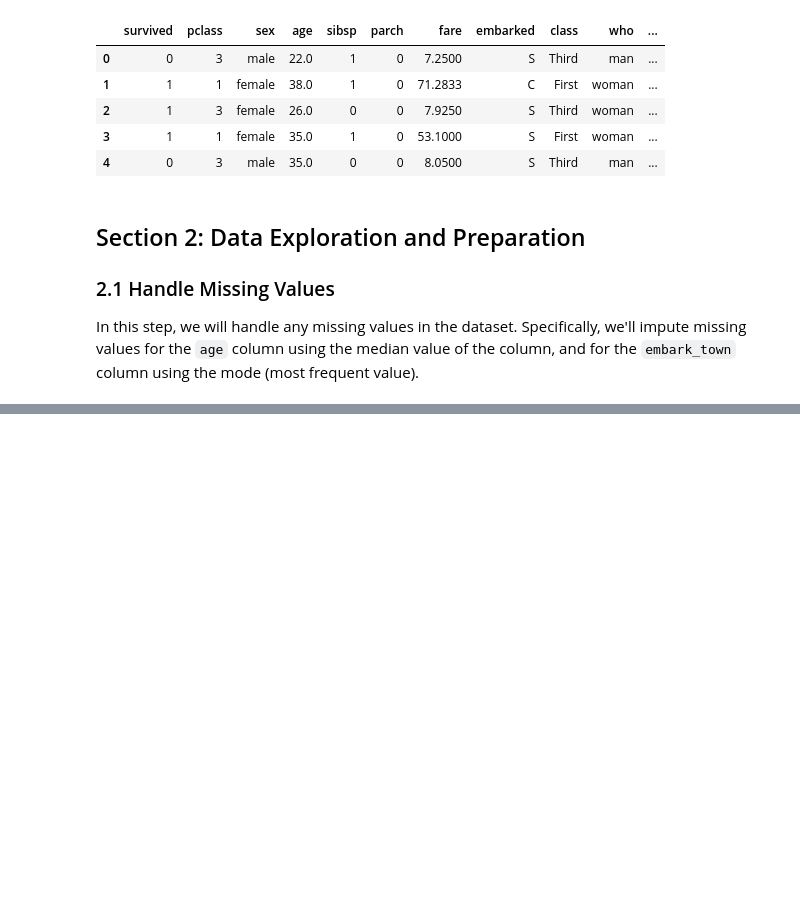
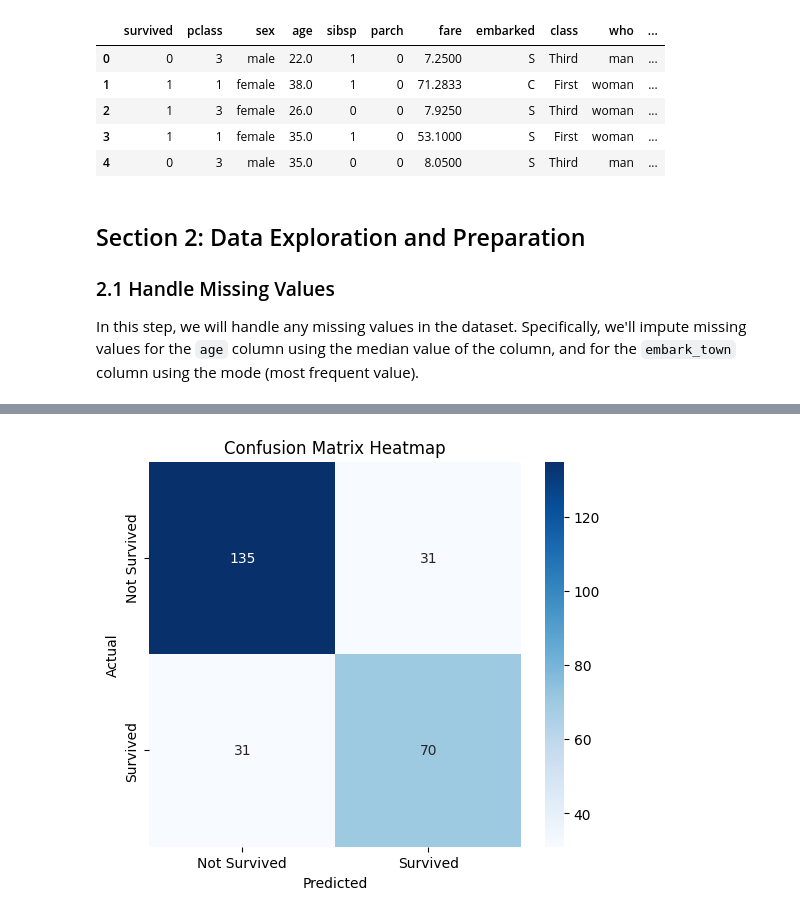
Before and after one commit to Elen-tesfai/applied-ml-elen, a Jupyter notebook: ml03_Elen.ipynb, the cells around one changed output, grey strips where cells are left out. Saved outputs shown, nothing was run; the diff lists cells and outputs as text; code cells hidden in the pictures; blank space fills up the shorter version.

Commit message:
Add decision_tree_plot.png, README.md, and ml03_Elen.ipynb

```diff
--- a/ml03_Elen.ipynb
+++ b/ml03_Elen.ipynb
@@ -177,0 +399,17 @@ Test data shape (X_test, y_test): (179, 17), (179,)
+# %%
+# Step 1: Import the Decision Tree Classifier
+from sklearn.tree import DecisionTreeClassifier
+
+# Step 2: Initialize the Decision Tree Classifier without random_state
+dt_model = DecisionTreeClassifier()
+
+# Step 3: Train the model on the training set
+dt_model.fit(X_train, y_train)
+
+# Step 4: Evaluate the model on the test set
+y_pred = dt_model.predict(X_test)
+
+# Step 5: Check the accuracy of the model
+from sklearn.metrics import accuracy_score
+accuracy = accuracy_score(y_test, y_pred)
+print(f"Decision Tree Model Accuracy: {accuracy:.4f}")
@@ -177,0 +487,21 @@ Test data shape (X_test, y_test): (179, 17), (179,)
+# %%
+import seaborn as sns
+import matplotlib.pyplot as plt
+from sklearn.metrics import confusion_matrix
+
+# Generate confusion matrix
+cm = confusion_matrix(y_test, y_pred)
+
+# Create a heatmap to visualize the confusion matrix
+plt.figure(figsize=(6, 5))
+sns.heatmap(cm, annot=True, fmt='d', cmap='Blues', xticklabels=['Not Survived', 'Survived'], yticklabels=['Not Survived', 'Survived'])
+
+# Add labels and title
+plt.xlabel('Predicted')
+plt.ylabel('Actual')
+plt.title('Confusion Matrix Heatmap')
+
+# Display the heatmap
+plt.show()
+# %% [output]
+[figure, added]
```
Also changed, not shown: parts of 73 cells of this notebook, 3 other files.
